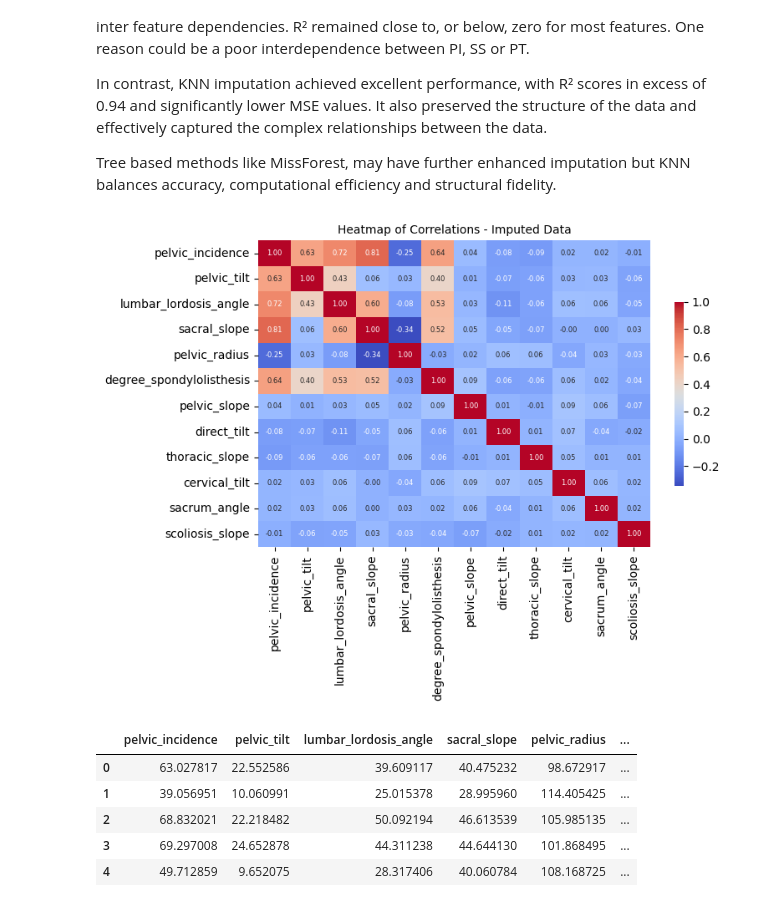
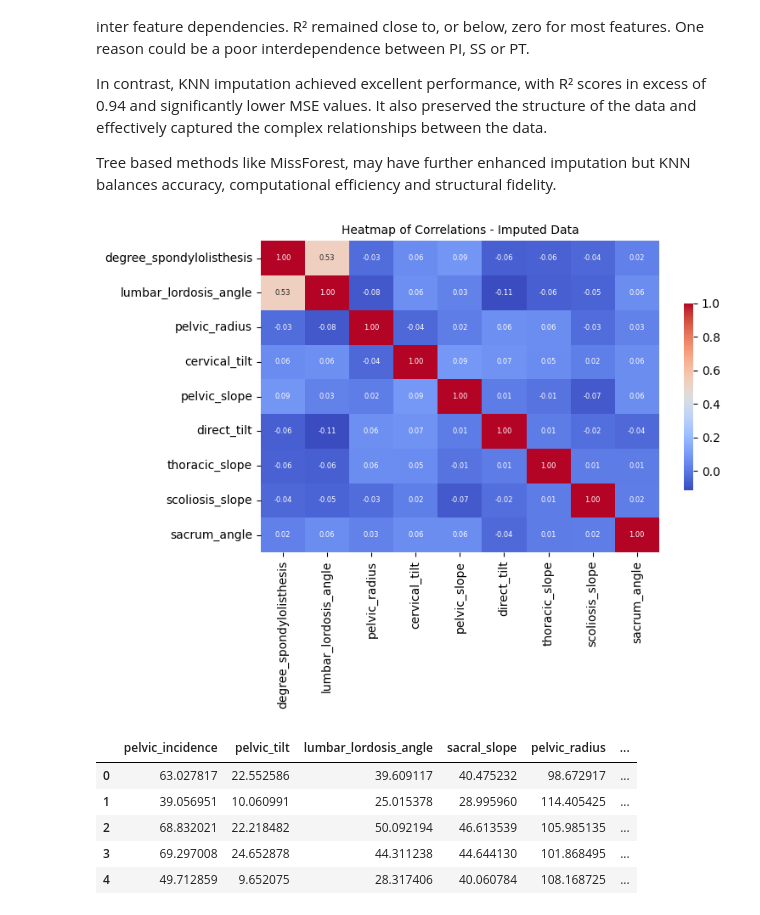
Before and after one commit to DSkilton/ML_Approaches_for_Predicting_Spinal_Disorders, a Jupyter notebook: main.ipynb, the cells around one changed output. Saved outputs shown, nothing was run; the diff lists cells and outputs as text; code cells hidden in the pictures.

```diff
--- a/main.ipynb
+++ b/main.ipynb
@@ -307 +314,5 @@ This confirms that our domain‐guided pruning has eliminated problematic multic
+# %%
+PREDICTORS = [
+    'degree_spondylolisthesis', 'lumbar_lordosis_angle', 'pelvic_radius', 'cervical_tilt', 'pelvic_slope', 'direct_tilt', 'thoracic_slope', 'scoliosis_slope', 'sacrum_angle'
+]
 # %%
@@ -375,27 +386,28 @@ In contrast, KNN imputation achieved excellent performance, with R² scores in e
 Tree based methods like MissForest, may have further enhanced imputation but KNN balances accuracy, computational efficiency and structural fidelity.
 # %%
 # Knn Cell
-X_unclean = unclean_data.drop(columns='class')
+X_unclean = unclean_data[NUMERIC_FEATS].copy()
+X_unclean = X_unclean.sort_index(axis=0)
 
 knn_imputer = KNNImputer(n_neighbors=5)
 knn_imputer.fit(X_unclean)
 
 X_imputed_array = knn_imputer.transform(X_unclean)
 X_imputed = pd.DataFrame(X_imputed_array, columns=X_unclean.columns, index=X_unclean.index)
 
 imputed_data = unclean_data.copy()
 imputed_data[IMPUTATION_COLUMNS] = X_imputed[IMPUTATION_COLUMNS]
 
 imputed_data.head()
 
 plt.figure(figsize=(8, 6))
-sns.heatmap(imputed_data.drop(columns='class').corr(), annot=True, fmt=".2f",
+sns.heatmap(imputed_data[PREDICTORS].corr(), annot=True, fmt=".2f",
             cmap="coolwarm", annot_kws={'size':6}, cbar_kws={'shrink': .6})
 plt.title('Heatmap of Correlations - Imputed Data', fontsize=10)
 plt.tight_layout()
 plt.show()
 # %% [output]
-[figure, old version]
+[figure, new version]
 # %%
 imputed_data.head()
 # %% [output]
```
Also changed, not shown: parts of 37 cells of this notebook.
